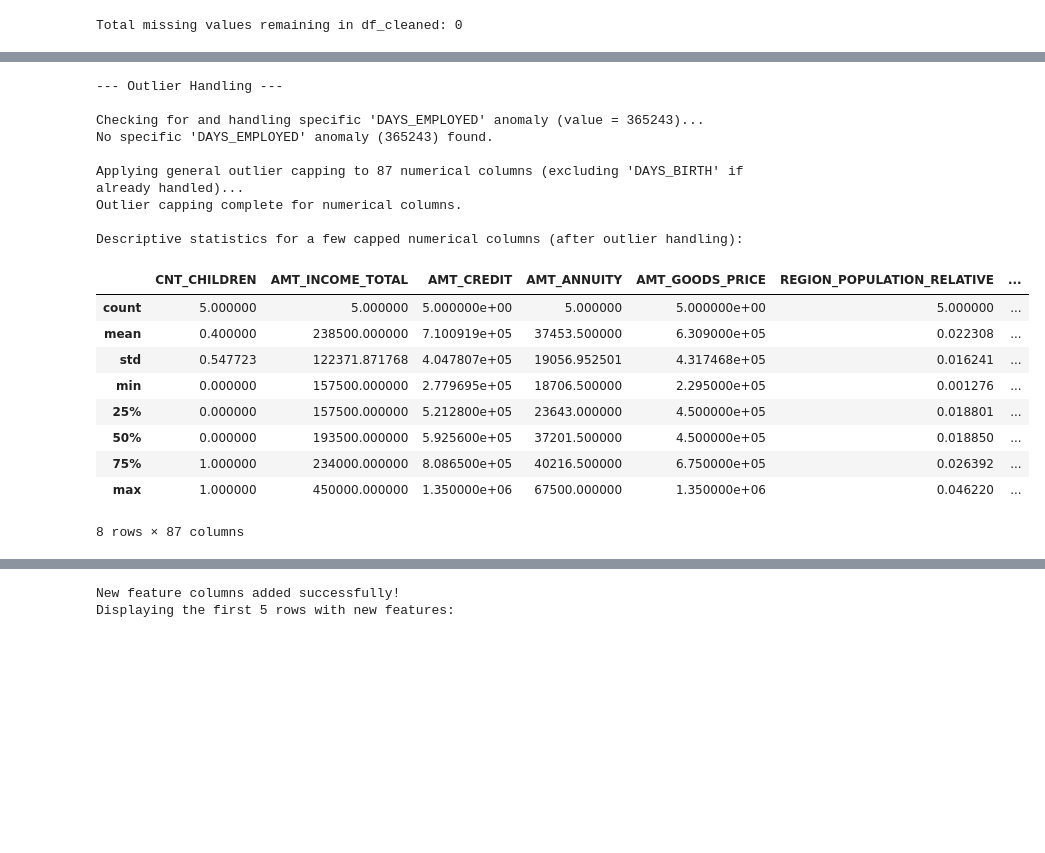
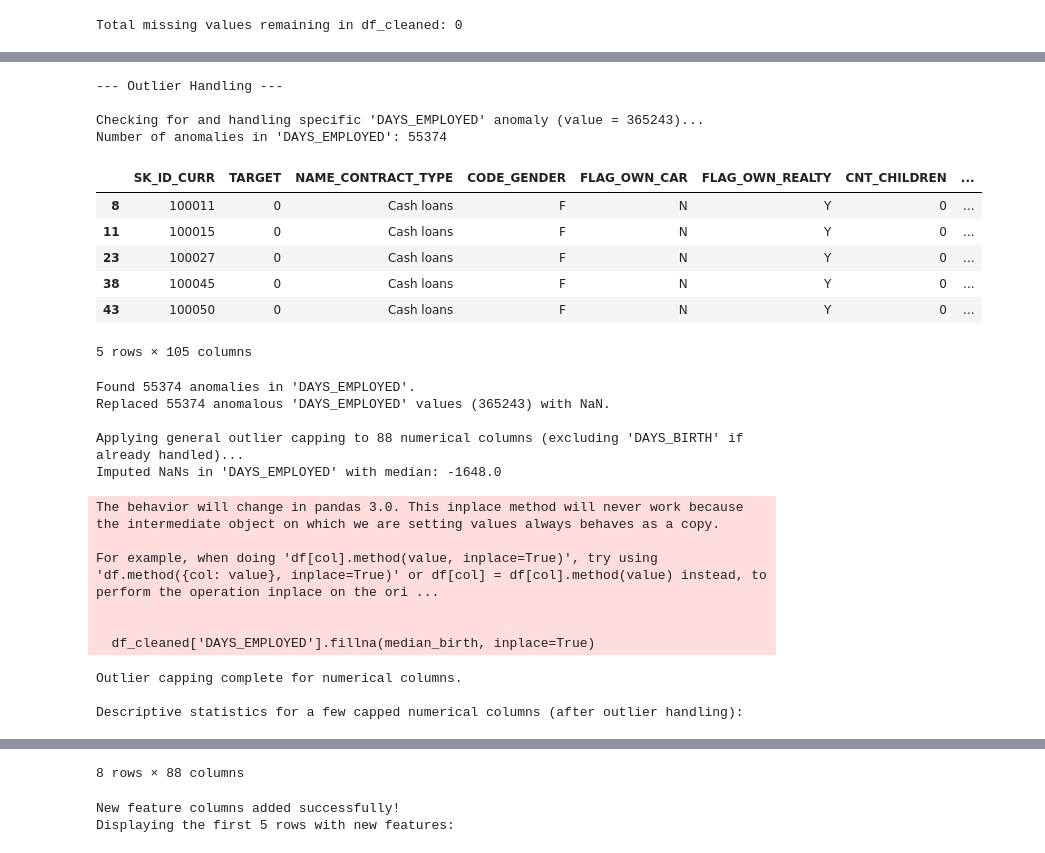
Before and after one commit to spdb9876/loan-default-prediction, a Jupyter notebook: 01_data_wrangling.ipynb, the cells around one changed output, grey strips where cells are left out. Saved outputs shown, nothing was run; the diff lists cells and outputs as text; code cells hidden in the pictures; blank space fills up the shorter version.

```diff
--- a/01_data_wrangling.ipynb
+++ b/01_data_wrangling.ipynb
@@ -293,11 +304,16 @@ print("\n--- Outlier Handling ---\n")
 # which typically signifies missing or erroneous age data (e.g., 1000 years old).
 # We will replace this specific "abnormally high" value with NaN.
 print("Checking for and handling specific 'DAYS_EMPLOYED' anomaly (value = 365243)...")
-anomaly_count = df_cleaned[df_cleaned['DAYS_EMPLOYED'] == 365243].shape[0]
-if anomaly_count > 0:
+anomaly_count = df_cleaned[df_cleaned['DAYS_EMPLOYED'] == 365243] # Corrected condition to match the explanation
+print(f"Number of anomalies in 'DAYS_EMPLOYED': {len(anomaly_count)}")
+# print sample anomaly data
+display(anomaly_count.head())
+
+if len(anomaly_count) > 0:
+    print(f"Found {len(anomaly_count)} anomalies in 'DAYS_EMPLOYED'.") # Corrected print statement
     # FIX: Correctly assign result of replace; remove inplace=True if assigning
     df_cleaned['DAYS_EMPLOYED'] = df_cleaned['DAYS_EMPLOYED'].replace({365243: float('nan')})
-    print(f"Replaced {anomaly_count} anomalous 'DAYS_EMPLOYED' values (365243) with NaN.")
+    print(f"Replaced {len(anomaly_count)} anomalous 'DAYS_EMPLOYED' values (365243) with NaN.") # Corrected print statement
 else:
     print("No specific 'DAYS_EMPLOYED' anomaly (365243) found.")
 
@@ -315,46 +331,52 @@ print(f"\nApplying general outlier capping to {len(numerical_cols)} numerical co
 
 for col in numerical_cols:
     # We'll skip 'DAYS_Employed' if it has NaNs (from previous anomaly handling) or if we want specific treatment for it
     # The previous anomaly handling replaces 365243 with NaN. Now, we might want to impute these NaNs if they exist.
     if col == 'DAYS_EMPLOYED':
         # Re-impute 'DAYS_Employed' NaNs with median after anomaly detection
         if df_cleaned['DAYS_EMPLOYED'].isnull().any():
             median_birth = df_cleaned['DAYS_EMPLOYED'].median()
             df_cleaned['DAYS_EMPLOYED'].fillna(median_birth, inplace=True)
             print(f"Imputed NaNs in 'DAYS_EMPLOYED' with median: {median_birth}")
         continue # Skip general capping for DAYS_Employed as it was specifically treated
 
     Q1 = df_cleaned[col].quantile(0.01)
     Q3 = df_cleaned[col].quantile(0.99)
 
     # Using the IQR method for capping as discussed earlier
     IQR = Q3 - Q1
     lower_bound = Q1 - 1.5 * IQR
     upper_bound = Q3 + 1.5 * IQR
     df_cleaned[col] = df_cleaned[col].clip(lower=lower_bound, upper=upper_bound)
 
 print("Outlier capping complete for numerical columns.")
 
 # Display some descriptive statistics to show the effect of capping
 print("\nDescriptive statistics for a few capped numerical columns (after outlier handling):")
 display(df_cleaned[numerical_cols].sample(5).describe())
 # %% [output]
 --- Outlier Handling ---
 
 Checking for and handling specific 'DAYS_EMPLOYED' anomaly (value = 365243)...
-No specific 'DAYS_EMPLOYED' anomaly (365243) found.
-
-Applying general outlier capping to 87 numerical columns (excluding 'DAYS_BIRTH' if already handled)...
-Outlier capping complete for numerical columns.
-
-Descriptive statistics for a few capped numerical columns (after outlier handling):
+Number of anomalies in 'DAYS_EMPLOYED': 55374
-|  | CNT_CHILDREN | AMT_INCOME_TOTAL | AMT_CREDIT | AMT_ANNUITY | AMT_GOODS_PRICE | REGION_POPULATION_RELATIVE | ... |
-| count | 5.000000 | 5.000000 | 5.000000e+00 | 5.000000 | 5.000000e+00 | 5.000000 | ... |
-| mean | 0.400000 | 238500.000000 | 7.100919e+05 | 37453.500000 | 6.309000e+05 | 0.022308 | ... |
-| std | 0.547723 | 122371.871768 | 4.047807e+05 | 19056.952501 | 4.317468e+05 | 0.016241 | ... |
-| min | 0.000000 | 157500.000000 | 2.779695e+05 | 18706.500000 | 2.295000e+05 | 0.001276 | ... |
-| 25% | 0.000000 | 157500.000000 | 5.212800e+05 | 23643.000000 | 4.500000e+05 | 0.018801 | ... |
-| 50% | 0.000000 | 193500.000000 | 5.925600e+05 | 37201.500000 | 4.500000e+05 | 0.018850 | ... |
-| 75% | 1.000000 | 234000.000000 | 8.086500e+05 | 40216.500000 | 6.750000e+05 | 0.026392 | ... |
-| max | 1.000000 | 450000.000000 | 1.350000e+06 | 67500.000000 | 1.350000e+06 | 0.046220 | ... |
+|  | SK_ID_CURR | TARGET | NAME_CONTRACT_TYPE | CODE_GENDER | FLAG_OWN_CAR | FLAG_OWN_REALTY | CNT_CHILDREN | ... |
+| 8 | 100011 | 0 | Cash loans | F | N | Y | 0 | ... |
+| 11 | 100015 | 0 | Cash loans | F | N | Y | 0 | ... |
+| 23 | 100027 | 0 | Cash loans | F | N | Y | 0 | ... |
+| 38 | 100045 | 0 | Cash loans | F | N | Y | 0 | ... |
+| 43 | 100050 | 0 | Cash loans | F | N | Y | 0 | ... |
-8 rows × 87 columns
+5 rows × 105 columns
+Found 55374 anomalies in 'DAYS_EMPLOYED'.
+Replaced 55374 anomalous 'DAYS_EMPLOYED' values (365243) with NaN.
+
+Applying general outlier capping to 88 numerical columns (excluding 'DAYS_BIRTH' if already handled)...
+Imputed NaNs in 'DAYS_EMPLOYED' with median: -1648.0
+The behavior will change in pandas 3.0. This inplace method will never work because the intermediate object on which we are setting values always behaves as a copy.
+
+For example, when doing 'df[col].method(value, inplace=True)', try using 'df.method({col: value}, inplace=True)' or df[col] = df[col].method(value) instead, to perform the operation inplace on the ori ...
+
+
+  df_cleaned['DAYS_EMPLOYED'].fillna(median_birth, inplace=True)
+Outlier capping complete for numerical columns.
+
+Descriptive statistics for a few capped numerical columns (after outlier handling):
@@ -361,3 +392,4 @@ Descriptive statistics for a few capped numerical columns (after outlier handlin
+8 rows × 88 columns
 # %%
 
 # Feature engineering
```
Also changed, not shown: parts of 6 cells of this notebook.
